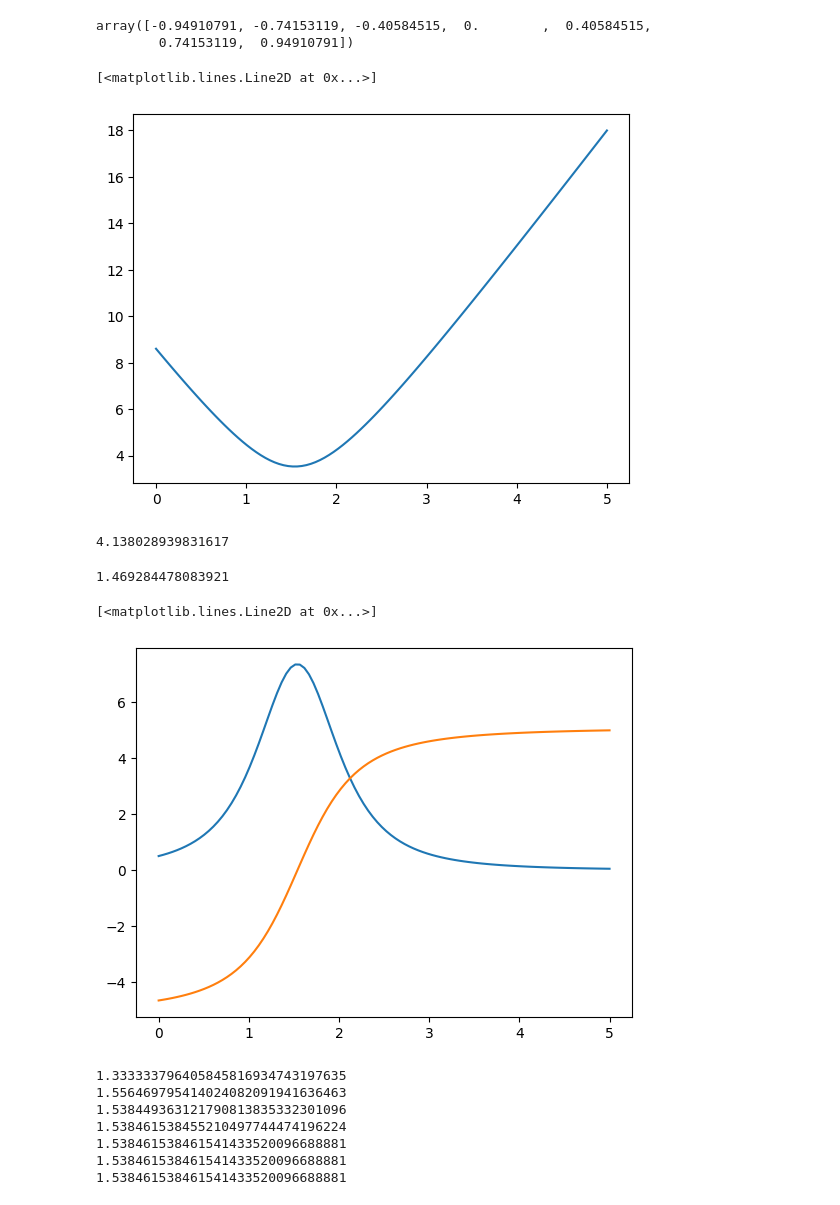
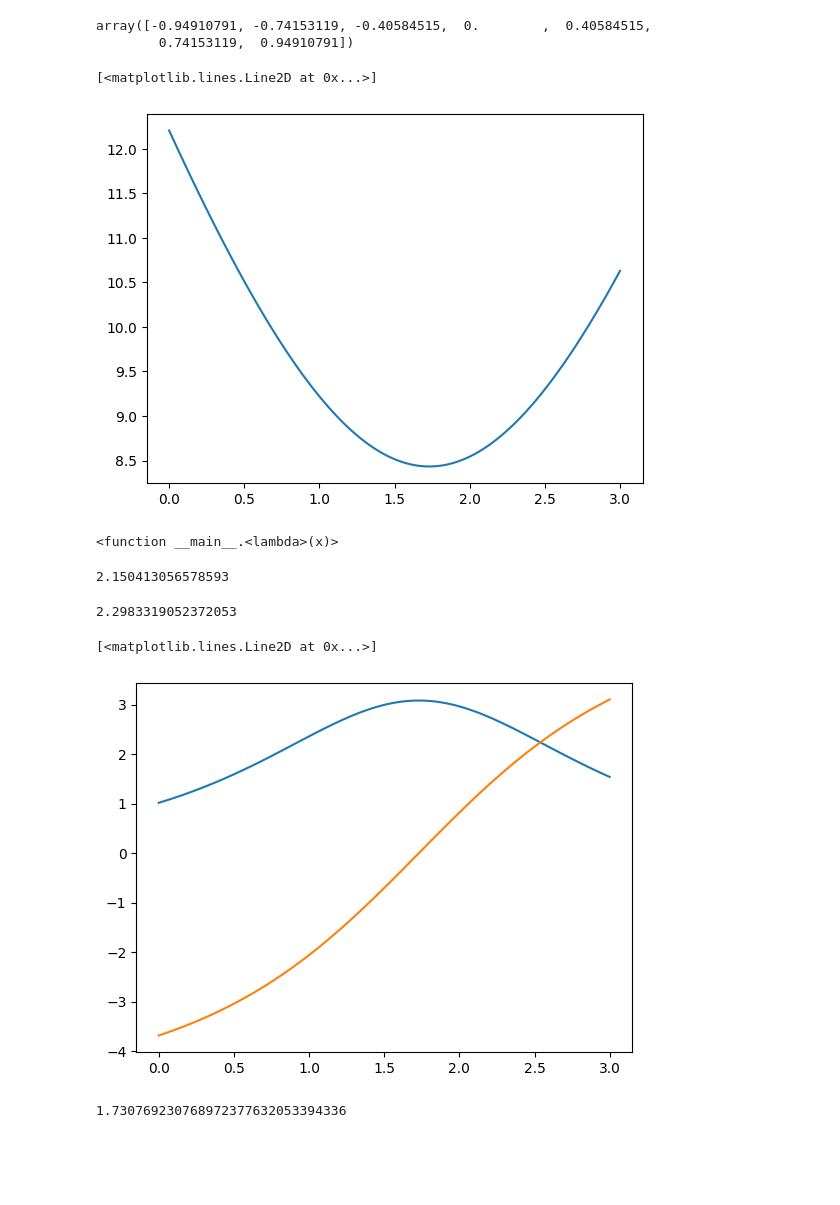
Before and after one commit to asegura4488/MetodosComputacionales1, a Jupyter notebook: Semana3/NewtonRaphson.ipynb, the cells around one changed output. Cells and saved outputs as stored; diff of their text form; code cells hidden in the pictures; blank space fills up the shorter version.

```diff
--- a/Semana3/NewtonRaphson.ipynb
+++ b/Semana3/NewtonRaphson.ipynb
@@ -111,7 +112,7 @@ array([-0.94910791, -0.74153119, -0.40584515,  0.        ,  0.40584515,
 # %%
 # Distancia de un punto a una recta
 # %%
-model = lambda x: 5*x + 3
-p = np.array([5,10])
+model = lambda x: 5*x + 3.
+p = np.array([10.,10.])
 # %%
 def Distance(x,p):
@@ -119,13 +120,16 @@ def Distance(x,p):
 # %%
-x = np.linspace(0,5,100)
+x = np.linspace(0,3,100)
 d = Distance(x,p)
 # %%
 plt.plot(x,d)
 # %% [output]
 [<matplotlib.lines.Line2D at 0x...>]
-[figure, old version]
+[figure, new version]
 # %%
 f = lambda x: Distance(x,p)
+f
+# %% [output]
+<function __main__.<lambda>(x)>
 # %%
 # Definamos la derivada de la función distance
 def Derivada(f,x,h=1e-3):
@@ -133,40 +137,33 @@ def Derivada(f,x,h=1e-3):
 # %%
 Derivada(f,2.5)
 # %% [output]
-4.138028939831617
+2.150413056578593
 # %%
 def Derivada2(f,x,h=1e-3):
   return (f(x+h) - 2*f(x) + f(x-h))/h**2
 # %%
 Derivada2(f,2.5)
 # %% [output]
-1.469284478083921
+2.2983319052372053
 # %%
-x = np.linspace(0,5,100)
 d1 = Derivada(f,x)
 d2 = Derivada2(f,x)
 plt.plot(x,d2)
 plt.plot(x,d1)
 # %% [output]
 [<matplotlib.lines.Line2D at 0x...>]
-[figure, old version]
+[figure, new version]
 # %%
 error = 1
-x0 = 2
+x0 = 3
 while error > 1e-16:
     x1 = x0 - Derivada(f,x0)/Derivada2(f,x0)
-    print('{0:.30f}'.format(x1))
+    #print('{0:.30f}'.format(x1))
     error = np.abs(x1-x0)
     x0 = x1
 print('{0:.30f}'.format(x0))
 # %% [output]
-1.333333796405845816934743197635
-1.556469795414024082091941636463
-1.538449363121790813835332301096
-1.538461538455210497744474196224
-1.538461538461541433520096688881
-1.538461538461541433520096688881
-1.538461538461541433520096688881
+1.730769230768972377632053394336
 # %%
 plt.plot(x,d)
 plt.scatter([x0],[f(x0)],color='r')
```
Also changed, not shown: parts of 3 cells of this notebook.
